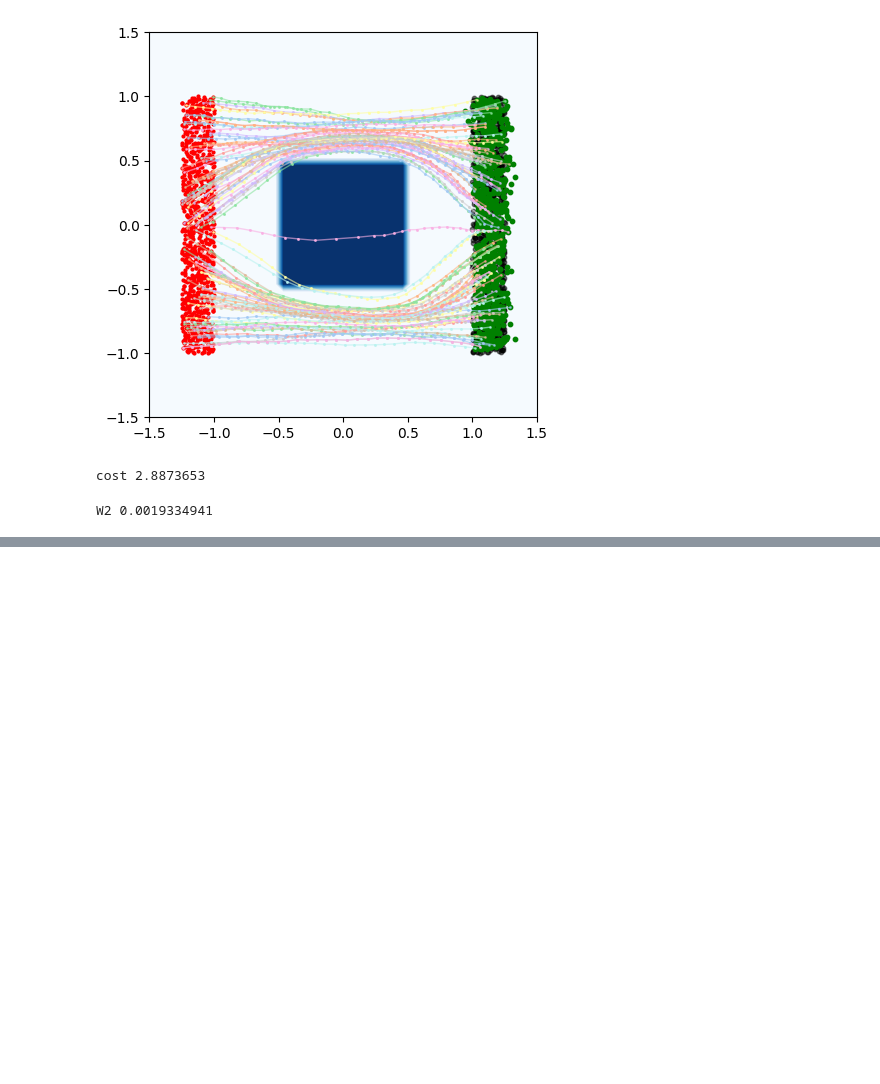
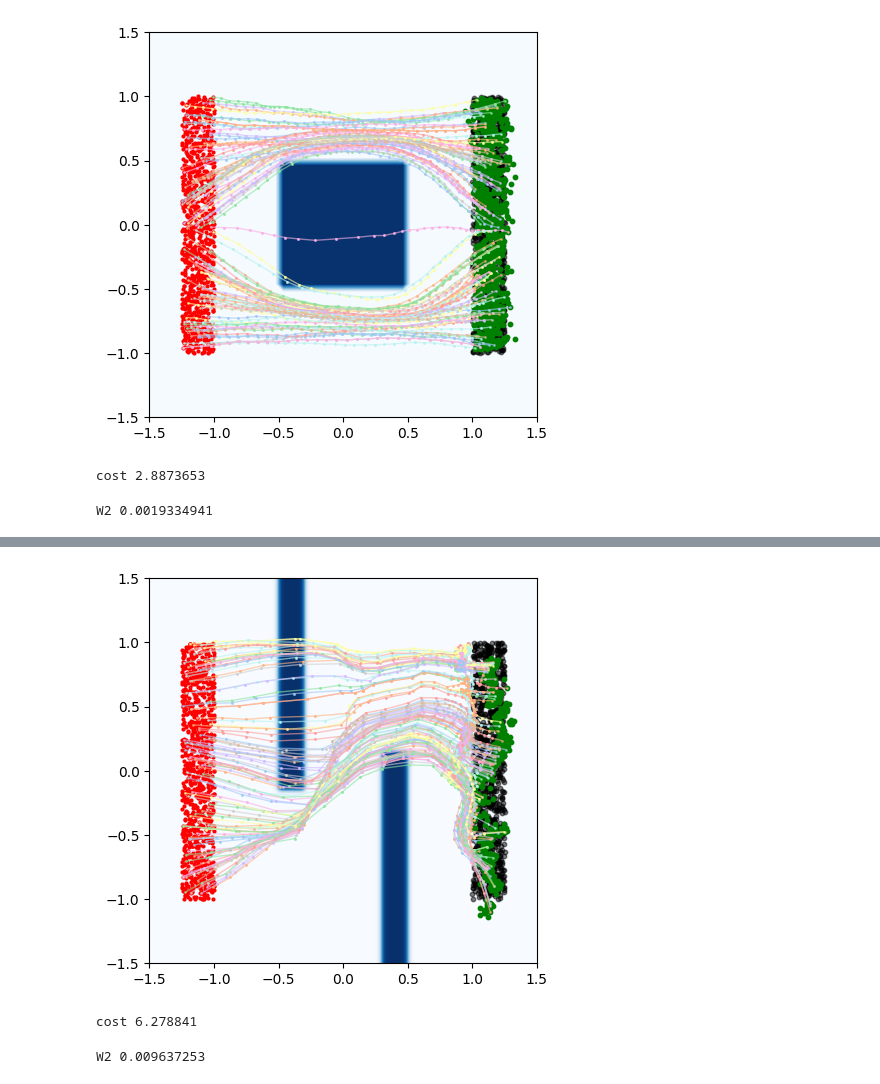
Before and after one commit to skylooop/ott, a Jupyter notebook: docs/tutorials/neural/500_NOCC.ipynb, the cells around one changed output, grey strips where cells are left out. Saved outputs shown, nothing was run; the diff lists cells and outputs as text; code cells hidden in the pictures; blank space fills up the shorter version.

```diff
--- a/docs/tutorials/neural/500_NOCC.ipynb
+++ b/docs/tutorials/neural/500_NOCC.ipynb
@@ -642,0 +640,17 @@ W2 0.02623629
+# %%
+num_iterations = 25_001
+lr_schedule = optax.cosine_decay_schedule(
+    init_value=2e-5, decay_steps=num_iterations, alpha=1e-2)
+opt = optax.adam(learning_rate=lr_schedule, b2=0.99)
+
+noc.reset(optimizer=opt,
+               reg_weight=0.0,
+               control_weight=0.3,
+               acc_weight=0.1,
+               potential_weight=-10)
+
+logs = noc(potential_data_loader, n_iters=num_iterations, rng=GLOBAL_KEY, callback=callback)
+# %% [output]
+[figure, added]
+cost 6.278841
+W2 0.009637253
```
Also changed, not shown: parts of 2 cells of this notebook, 2 other files.
